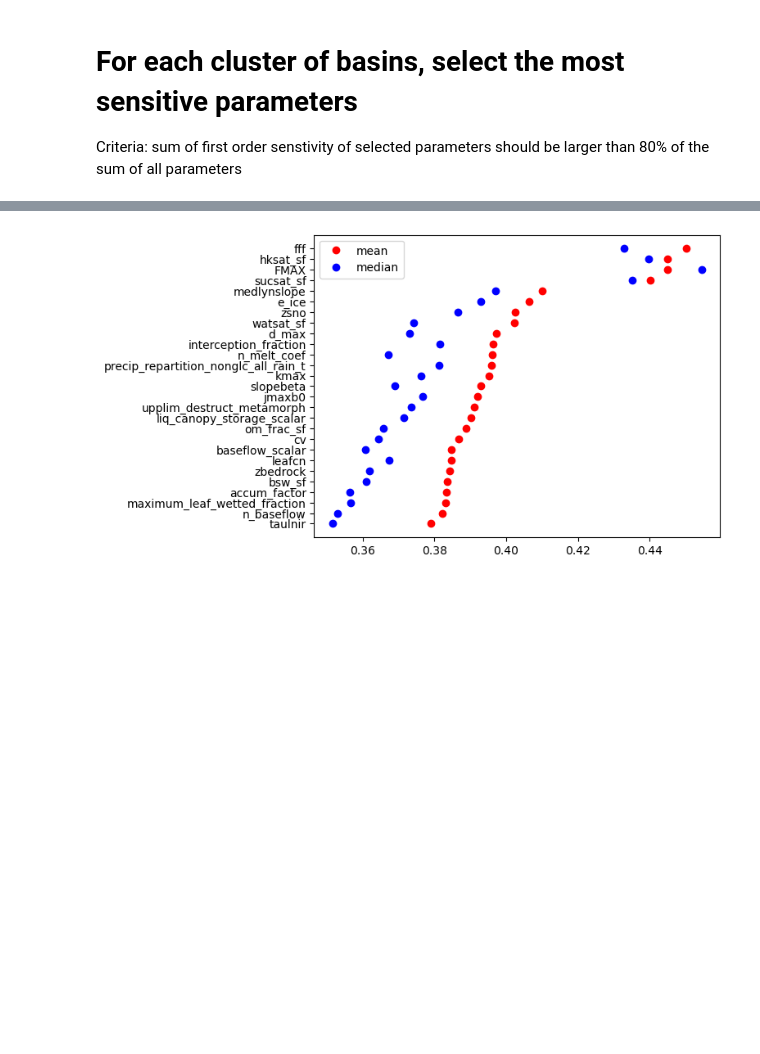
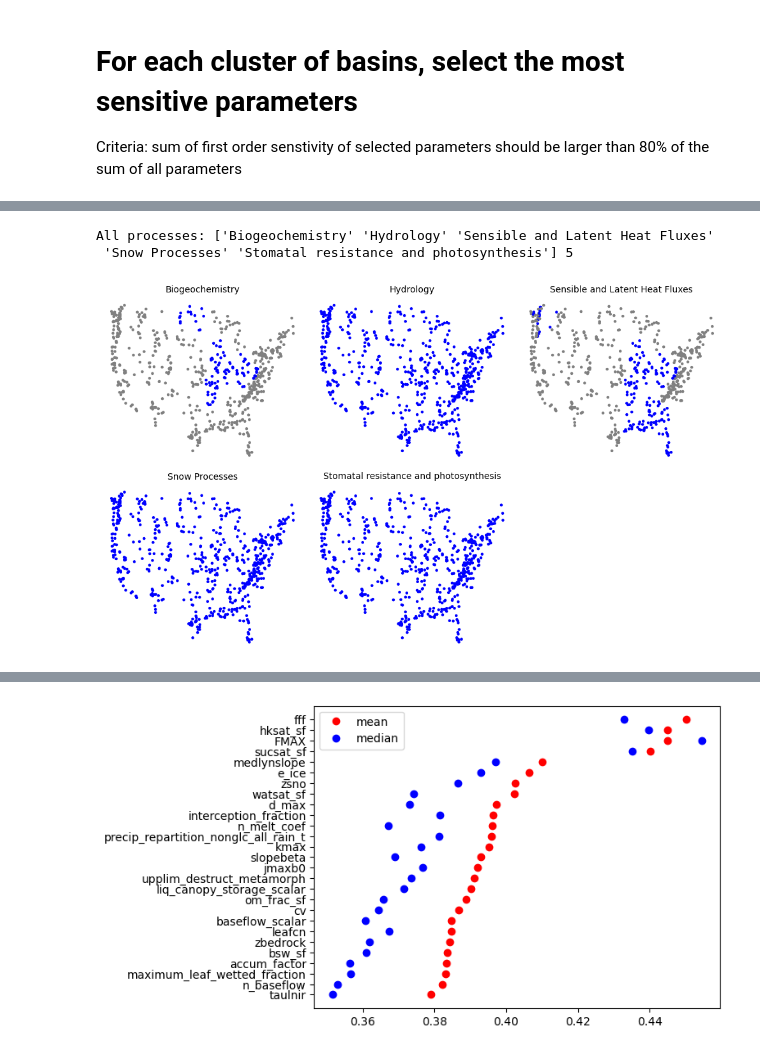
Before and after one commit to NCAR/CTSM_calibration, a Jupyter notebook: src/SA/SA_results_cluster.ipynb, the cells around one changed output, grey strips where cells are left out. Saved outputs shown, nothing was run; the diff lists cells and outputs as text; code cells hidden in the pictures; blank space fills up the shorter version.

```diff
--- a/src/SA/SA_results_cluster.ipynb
+++ b/src/SA/SA_results_cluster.ipynb
@@ -30,3 +30,12 @@ df_info.head()
 | 3 | 1031500 | 0.0 | -69.58119 | 45.23568 | 766544703.216 | 304.74349 | NaN | NaN | 309614 | RawCAMELS | ... | ... |
 | 4 | 1047000 | 0.0 | -70.16213 | 44.98744 | 904956194.351 | 379.779978 | NaN | NaN | 310157 | RawCAMELS | ... | ... |
 5 rows × 24 columns
+# %%
+# for plotting. does not affect results
+df_param.at[0, 1]='Infiltration'
+df_param.at[4, 1]='Infiltration'
+df_param.at[20, 1]='Rain-Snow temperature'
+df_param.at[21, 1]='ET'
+df_param.at[24, 1]='ET'
+df_param.at[25, 1]='Radiation'
+df_param
@@ -254,0 +309,37 @@ plt.savefig('parameter_occurrence_eachcluster.png', dpi=600, bbox_inches='tight'
+# %%
+# what processes are covered in each cluster
+processes = df_param[0].values[:-3]
+process_name = np.unique(processes)
+print('All processes:', process_name, len(process_name))
+process_cover = np.zeros([len(df_cluster), len(process_name)])
+
+for p in range(len(process_name)):
+    indexp = np.where(processes==process_name[p])[0]
+
+    usep = np.zeros(len(df_cluster))
+    for i in range(len(use_params)):
+        indi = df_cluster['clusters'].values==i
+        for j in use_params[i]:
+            if j in indexp:
+                usep[indi]=1
+                break
+
+    process_cover[:,p] = usep
+
+
+fig = plt.figure(figsize=[10, 6])
+for i in range(len(process_name)):
+    fig.add_subplot(2, 3, i+1)
+    cmap = ListedColormap(['grey', 'blue'])
+    plt.scatter(lon, lat, s=5, c=process_cover[:,i], vmin=0, vmax=1, cmap=cmap)
+    plt.title(process_name[i], fontsize=10)
+    plt.axis('off')
+    # plt.colorbar()
+
+plt.tight_layout()
+# plt.show()
+plt.savefig('process_occurrence_allclusters.png', dpi=600, bbox_inches='tight', pad_inches=0)
+# %% [output]
+All processes: ['Biogeochemistry' 'Hydrology' 'Sensible and Latent Heat Fluxes'
+ 'Snow Processes' 'Stomatal resistance and photosynthesis'] 5
+[figure, added]
```
Also changed, not shown: parts of 8 cells of this notebook, 35 other files.
